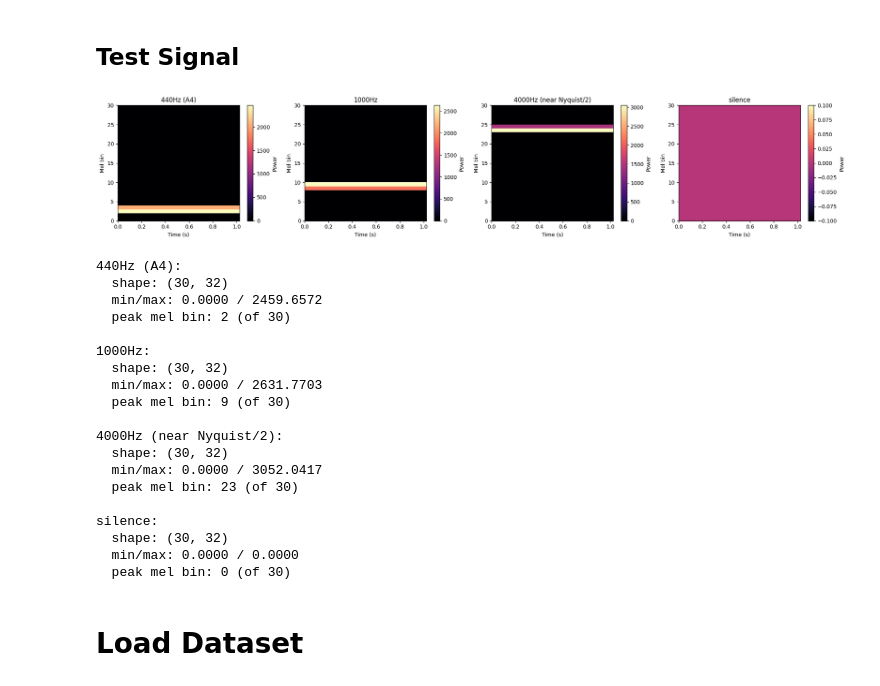
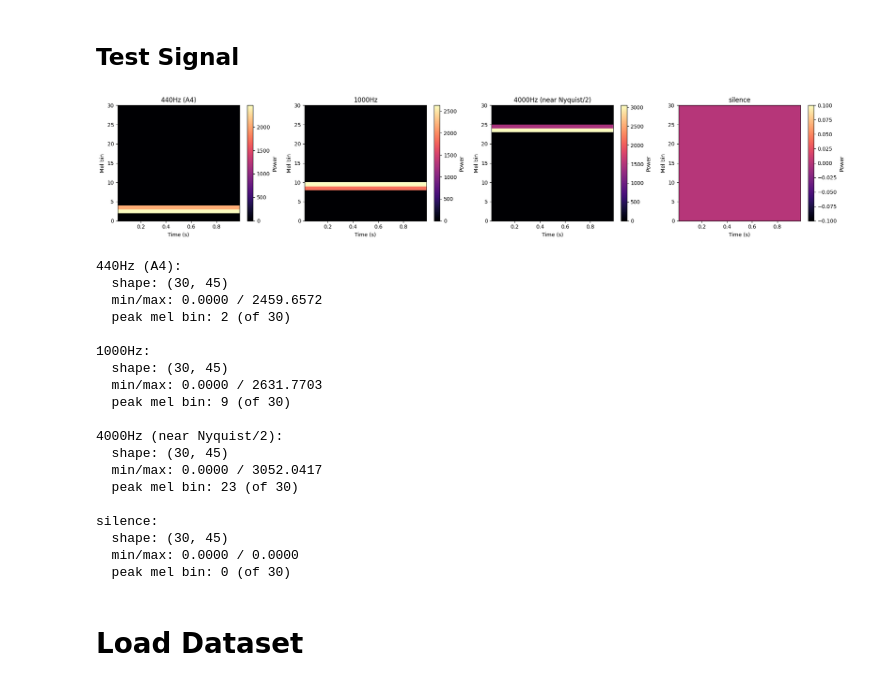
Before and after one commit to Rich143/KeywordSpottingFW, a Jupyter notebook: HostSW/TrainModel.ipynb, the cells around one changed output. Drawn from its saved outputs; the diff is of its cells as text; code cells hidden in the pictures.

Commit message:
Work on spectrogram, adding stride to host lib, and adding log and normalization to audio proc lib

```diff
--- a/HostSW/TrainModel.ipynb
+++ b/HostSW/TrainModel.ipynb
@@ -118,7 +149,7 @@ class AudioPreprocessor:
 # %% [markdown]
 ## Test Signal
 # %%
-SIGNAL_LEN = AUDIO_SPECTROGRAM_FRAME_LEN * AUDIO_SPECTROGRAM_COLS  # 16384
+SIGNAL_LEN = 1 * AUDIO_SAMPLE_RATE_HZ # 1 Second
 
 import matplotlib.pyplot as plt
 
@@ -126,8 +157,11 @@ def make_tone(freq_hz, length=SIGNAL_LEN, sample_rate=AUDIO_SAMPLE_RATE_HZ, ampl
     t = np.arange(length) / sample_rate
     return (amplitude * np.sin(2 * np.pi * freq_hz * t)).astype(np.float32)
 
+AUDIO_SPECTROGRAM_STRIDE_LEN = 352  # 22 ms at 16000 Hz
+
 def plot_spectrogram(spec, title="", sample_rate=AUDIO_SAMPLE_RATE_HZ,
-                      frame_len=AUDIO_SPECTROGRAM_FRAME_LEN, ax=None):
+                      frame_len=AUDIO_SPECTROGRAM_FRAME_LEN,
+                      stride_len=AUDIO_SPECTROGRAM_STRIDE_LEN, ax=None):
     """
     spec: np.ndarray of shape (n_mels, n_frames), as returned by
     AudioPreprocessor.compute_spectrogram()
@@ -135,9 +169,17 @@ def plot_spectrogram(spec, title="", sample_rate=AUDIO_SAMPLE_RATE_HZ,
     if ax is None:
         fig, ax = plt.subplots(figsize=(6, 4))
 
-    hop_seconds = frame_len / sample_rate
+    hop_seconds = stride_len / sample_rate
     n_frames = spec.shape[1]
-    extent = [0, n_frames * hop_seconds, 0, spec.shape[0]]
+
+    # Each column represents a frame_len-sample window starting at i*stride.
+    # Label the x-axis by each frame's center time for a more honest
+    # representation of overlapping windows -- last frame's window still
+    # extends past the final tick, that's expected with overlap.
+    frame_center_offset = (frame_len / sample_rate) / 2
+    t_start = frame_center_offset
+    t_end = (n_frames - 1) * hop_seconds + frame_center_offset
+    extent = [t_start, t_end, 0, spec.shape[0]]
 
     im = ax.imshow(spec, aspect="auto", origin="lower", extent=extent, cmap="magma")
     ax.set_xlabel("Time (s)")
@@ -146,61 +188,60 @@ def plot_spectrogram(spec, title="", sample_rate=AUDIO_SAMPLE_RATE_HZ,
     plt.colorbar(im, ax=ax, label="Power")
     return ax
 
+
 def plot_all_test_signals(preproc, test_signals):
     n = len(test_signals)
     fig, axes = plt.subplots(1, n, figsize=(5 * n, 4))
     if n == 1:
         axes = [axes]
-
     for ax, (name, sig) in zip(axes, test_signals.items()):
         spec = preproc.compute_spectrogram(sig)
         plot_spectrogram(spec, title=name, ax=ax)
-
     plt.tight_layout()
     plt.show()
 
 def run_test_signal():
     preproc = AudioPreprocessor("./build/audioproc-build/libAudioPreprocessing.dylib")
 
     test_signals = {
         "440Hz (A4)": make_tone(440),
         "1000Hz": make_tone(1000),
         "4000Hz (near Nyquist/2)": make_tone(4000),
         "silence": np.zeros(SIGNAL_LEN, dtype=np.float32),
     }
 
     plot_all_test_signals(preproc, test_signals)
 
     for name, sig in test_signals.items():
         spec = preproc.compute_spectrogram(sig)
         print(f"\n{name}:")
         print(f"  shape: {spec.shape}")
         print(f"  min/max: {spec.min():.4f} / {spec.max():.4f}")
         # which mel bin has the most energy, averaged across time columns
         mean_per_mel = spec.mean(axis=1)
         peak_mel_bin = np.argmax(mean_per_mel)
         print(f"  peak mel bin: {peak_mel_bin} (of {spec.shape[0]})")
 
 run_test_signal()
 # %% [output]
-[figure, old version]
+[figure, new version]
 440Hz (A4):
-  shape: (30, 32)
+  shape: (30, 45)
   min/max: 0.0000 / 2459.6572
   peak mel bin: 2 (of 30)
 
 1000Hz:
-  shape: (30, 32)
+  shape: (30, 45)
   min/max: 0.0000 / 2631.7703
   peak mel bin: 9 (of 30)
 
 4000Hz (near Nyquist/2):
-  shape: (30, 32)
+  shape: (30, 45)
   min/max: 0.0000 / 3052.0417
   peak mel bin: 23 (of 30)
 
 silence:
-  shape: (30, 32)
+  shape: (30, 45)
   min/max: 0.0000 / 0.0000
   peak mel bin: 0 (of 30)
 # %% [markdown]
```
Also changed, not shown: parts of 7 cells of this notebook, 5 other files.
